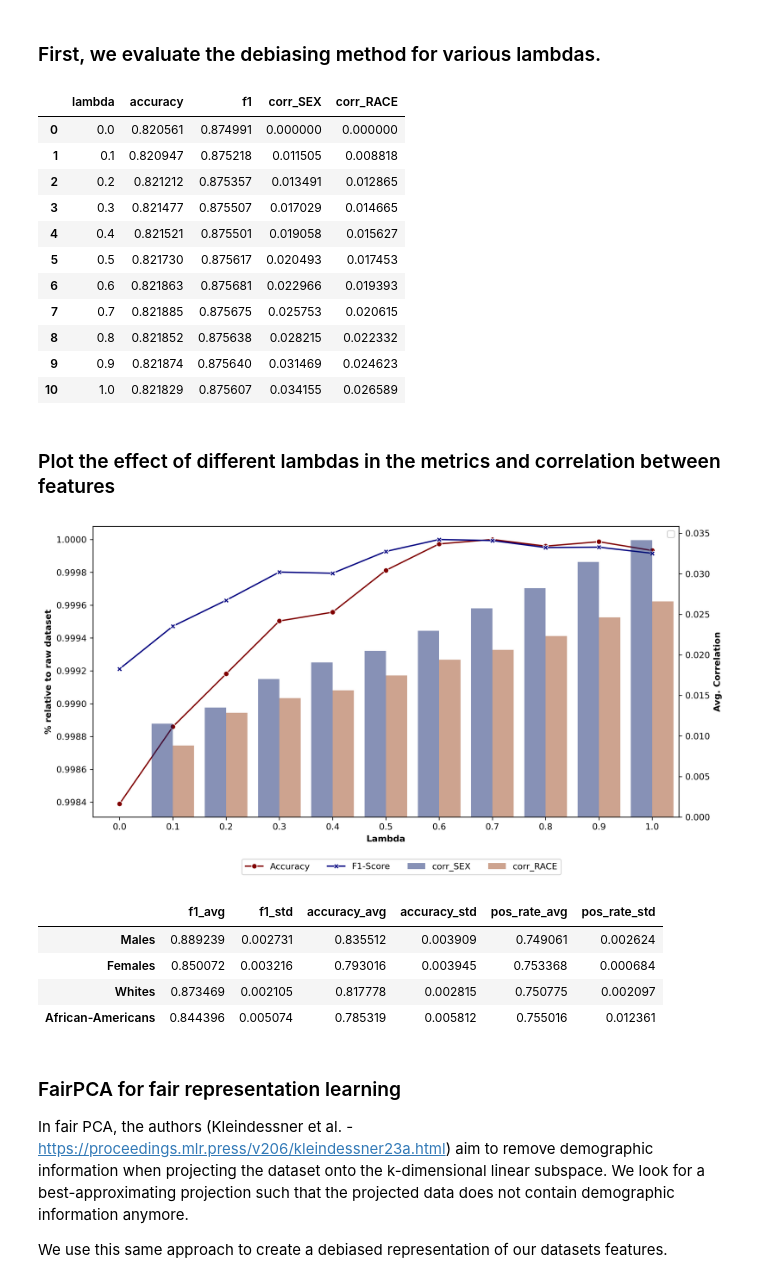
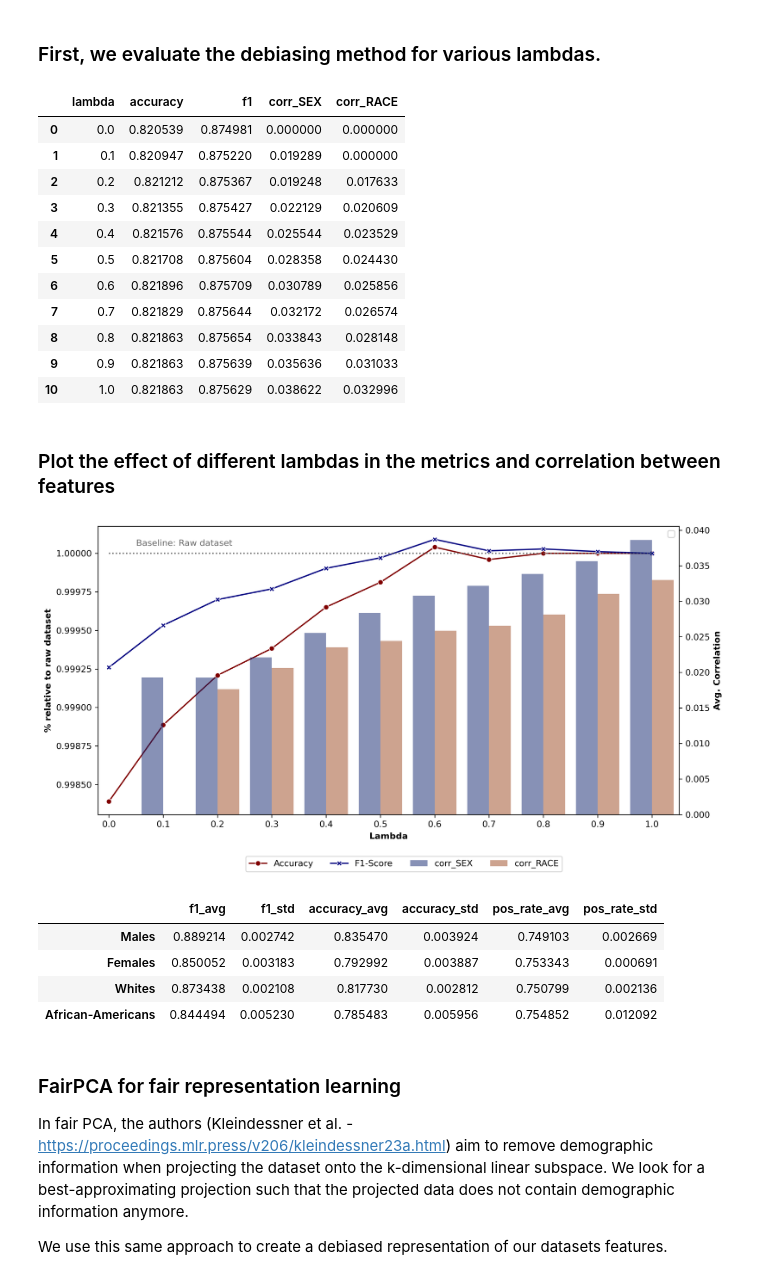
Before and after one commit to veronhoxha/debiasing-data-and-fairer-models, a Jupyter notebook: Notebook.ipynb, the cells around one changed output. Drawn from its saved outputs; the diff is of its cells as text; code cells hidden in the pictures.

```diff
--- a/Notebook.ipynb
+++ b/Notebook.ipynb
@@ -431,7 +459,7 @@ Xs_test_np = Xs_test[:, :54]
 # %% [markdown]
 ## Selected Model: Logistic Regression with L2 regularization
 # %%
-model = LogisticRegression(penalty='l2', max_iter=1000)
+model = LogisticRegression(solver="newton-cholesky", penalty=None, max_iter=1000)
 # %% [markdown]
 # 1. Classification model trained on the raw dataset
 
@@ -467,43 +495,46 @@ lambda_results = evaluate_lambda(model = model, X_train_np = Xs_train_np, X_trai
 lambda_results
 # %% [output]
 |  | lambda | accuracy | f1 | corr_SEX | corr_RACE |
-| 0 | 0.0 | 0.820561 | 0.874991 | 0.000000 | 0.000000 |
-| 1 | 0.1 | 0.820947 | 0.875218 | 0.011505 | 0.008818 |
-| 2 | 0.2 | 0.821212 | 0.875357 | 0.013491 | 0.012865 |
-| 3 | 0.3 | 0.821477 | 0.875507 | 0.017029 | 0.014665 |
-| 4 | 0.4 | 0.821521 | 0.875501 | 0.019058 | 0.015627 |
-| 5 | 0.5 | 0.821730 | 0.875617 | 0.020493 | 0.017453 |
-| 6 | 0.6 | 0.821863 | 0.875681 | 0.022966 | 0.019393 |
-| 7 | 0.7 | 0.821885 | 0.875675 | 0.025753 | 0.020615 |
-| 8 | 0.8 | 0.821852 | 0.875638 | 0.028215 | 0.022332 |
-| 9 | 0.9 | 0.821874 | 0.875640 | 0.031469 | 0.024623 |
-| 10 | 1.0 | 0.821829 | 0.875607 | 0.034155 | 0.026589 |
+| 0 | 0.0 | 0.820539 | 0.874981 | 0.000000 | 0.000000 |
+| 1 | 0.1 | 0.820947 | 0.875220 | 0.019289 | 0.000000 |
+| 2 | 0.2 | 0.821212 | 0.875367 | 0.019248 | 0.017633 |
+| 3 | 0.3 | 0.821355 | 0.875427 | 0.022129 | 0.020609 |
+| 4 | 0.4 | 0.821576 | 0.875544 | 0.025544 | 0.023529 |
+| 5 | 0.5 | 0.821708 | 0.875604 | 0.028358 | 0.024430 |
+| 6 | 0.6 | 0.821896 | 0.875709 | 0.030789 | 0.025856 |
+| 7 | 0.7 | 0.821829 | 0.875644 | 0.032172 | 0.026574 |
+| 8 | 0.8 | 0.821863 | 0.875654 | 0.033843 | 0.028148 |
+| 9 | 0.9 | 0.821863 | 0.875639 | 0.035636 | 0.031033 |
+| 10 | 1.0 | 0.821863 | 0.875629 | 0.038622 | 0.032996 |
 # %% [markdown]
 ### Plot the effect of different lambdas in the metrics and correlation between features
 # %%
 # Reshape the dataframe to plot
 _ = pd.melt(lambda_results, id_vars=['lambda', "accuracy", "f1"], value_vars=['corr_SEX', "corr_RACE"])
-# Calculate the accuracy and f1 relative to the biased
-acc = lambda_results["accuracy"] / lambda_results["accuracy"].max()
-f1 = lambda_results["f1"] / lambda_results["f1"].max()
+# Calculate the accuracy and f1 relative to the raw
+acc = lambda_results["accuracy"] / lambda_results.loc[10, "accuracy"]
+f1 = lambda_results["f1"] / lambda_results.loc[10, "f1"]
 
 # Make a plot
 fig, ax1 = plt.subplots(figsize=(12,6), dpi=300)
 
 sns.lineplot(data = acc, marker='o', sort = False, ax=ax1, label="Accuracy", color="maroon")
 sns.lineplot(data = f1, marker='X', sort = False, ax=ax1, label="F1-Score", color="navy")
 ax2 = ax1.twinx()
 
-sns.barplot(x = df['lambda'], y = _['value'], alpha=0.5, ax=ax2, hue=_["variable"], palette="dark")
+sns.barplot(x = _['lambda'], y = _['value'], alpha=0.5, ax=ax2, hue=_["variable"], palette="dark")
+ax1.hlines(1, 0, 10, linestyles="dotted", colors="dimgray")
+ax1.text(x=0.5, y=1.00005, s="Baseline: Raw dataset", color="dimgray")
+plt.xlim(-0.2,10.5)
 ax2.set_xticklabels([f"{l:.1f}" for l in lambda_results["lambda"]])
 ax1.set_xlabel("Lambda", weight="bold")
 ax1.set_ylabel("% relative to raw dataset", weight="bold")
 ax2.set_ylabel("Avg. Correlation", weight="bold")
 ax1.legend("")
 ax2.legend("")
 fig.legend(ncol=4, bbox_to_anchor=(0.75, 0.01));
 # %% [output]
-[figure, old version]
+[figure, new version]
 # %%
 # Get the debiased dataset from the geometric method
 try:
@@ -515,10 +546,10 @@ except:
 me.cross_validate(X_test_debiased_geo, y_train, cv=5)
 # %% [output]
 |  | f1_avg | f1_std | accuracy_avg | accuracy_std | pos_rate_avg | pos_rate_std |
-| Males | 0.889239 | 0.002731 | 0.835512 | 0.003909 | 0.749061 | 0.002624 |
-| Females | 0.850072 | 0.003216 | 0.793016 | 0.003945 | 0.753368 | 0.000684 |
-| Whites | 0.873469 | 0.002105 | 0.817778 | 0.002815 | 0.750775 | 0.002097 |
-| African-Americans | 0.844396 | 0.005074 | 0.785319 | 0.005812 | 0.755016 | 0.012361 |
+| Males | 0.889214 | 0.002742 | 0.835470 | 0.003924 | 0.749103 | 0.002669 |
+| Females | 0.850052 | 0.003183 | 0.792992 | 0.003887 | 0.753343 | 0.000691 |
+| Whites | 0.873438 | 0.002108 | 0.817730 | 0.002812 | 0.750799 | 0.002136 |
+| African-Americans | 0.844494 | 0.005230 | 0.785483 | 0.005956 | 0.754852 | 0.012092 |
 # %% [markdown]
 ### FairPCA for fair representation learning
 
```
Also changed, not shown: parts of 10 cells of this notebook, 3 other files.
